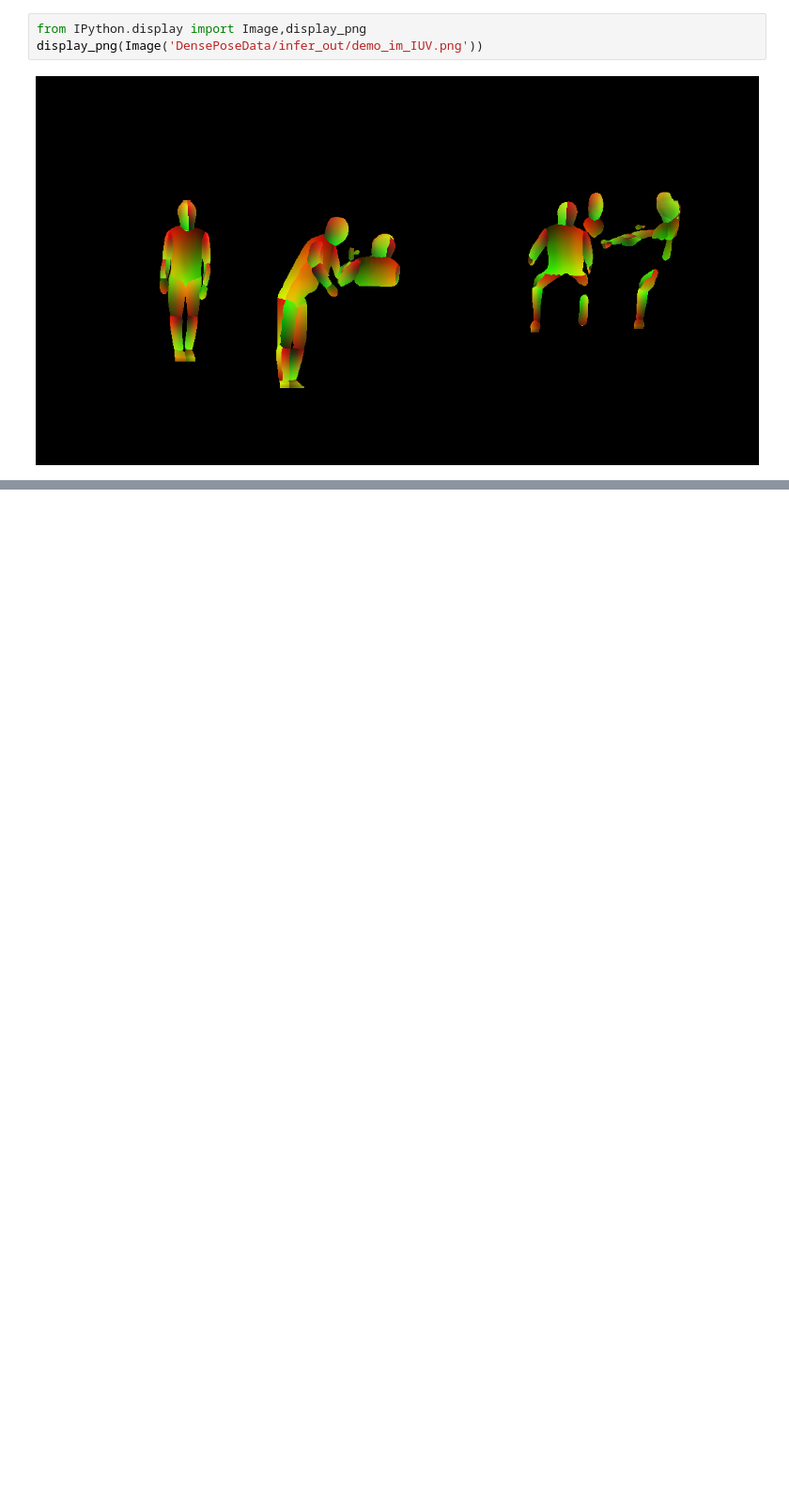
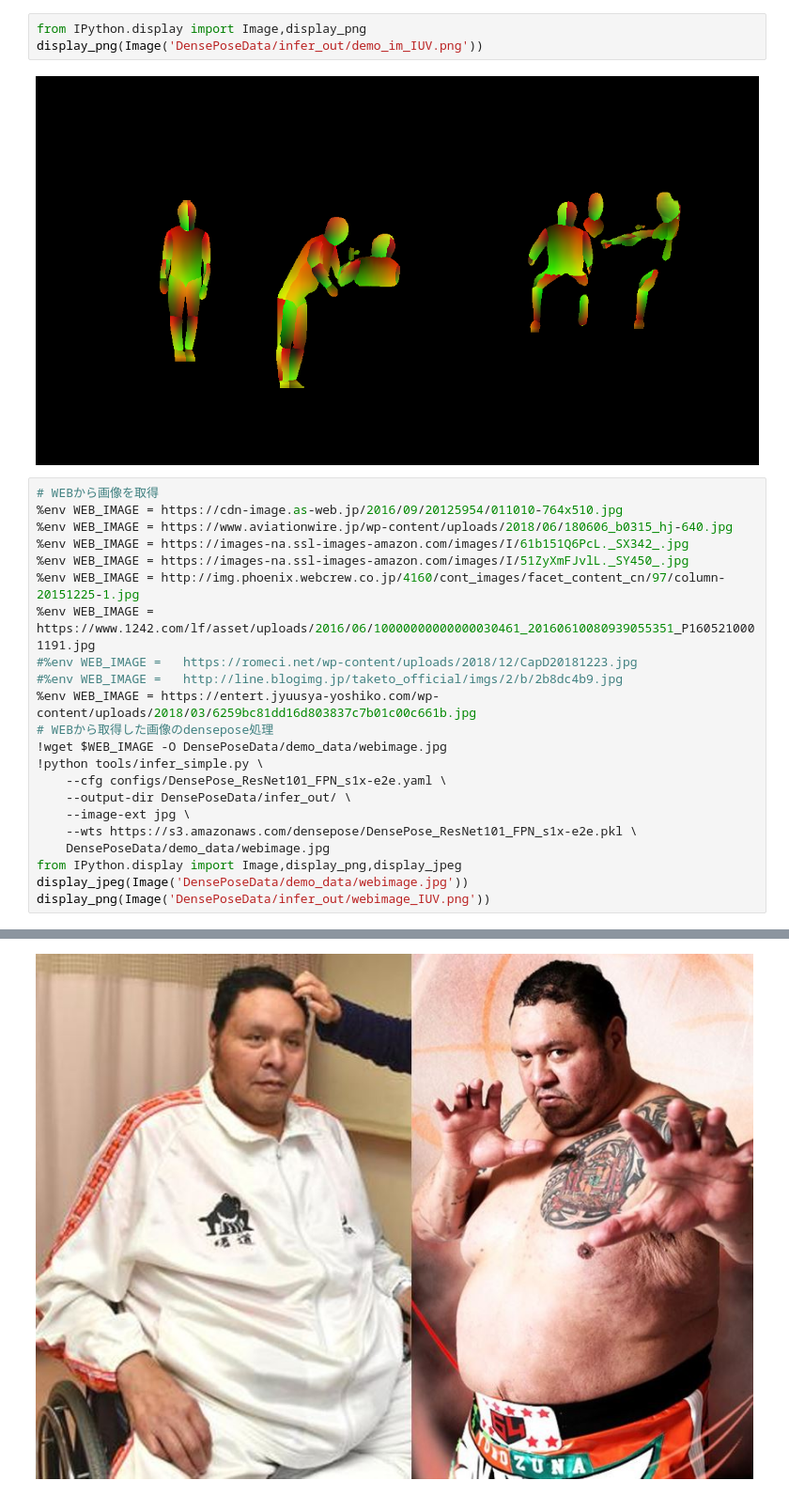
Before and after one commit to june1st/GoogleColab, a Jupyter notebook: DensePoseOnGoogleColab_2.ipynb, the cells around one changed output, grey strips where cells are left out. Shown at 94% size. Saved outputs shown, nothing was run; the diff lists cells and outputs as text; blank space fills up the shorter version.

```diff
--- a/DensePoseOnGoogleColab_2.ipynb
+++ b/DensePoseOnGoogleColab_2.ipynb
@@ -481,3 +474,26 @@ from IPython.display import Image,display_png
 display_png(Image('DensePoseData/infer_out/demo_im_IUV.png'))
 # %% [output]
 [figure]
+# %%
+# WEBから画像を取得
+%env WEB_IMAGE = https://cdn-image.as-web.jp/2016/09/20125954/011010-764x510.jpg
+%env WEB_IMAGE = https://www.aviationwire.jp/wp-content/uploads/2018/06/180606_b0315_hj-640.jpg
+%env WEB_IMAGE = https://images-na.ssl-images-amazon.com/images/I/61b151Q6PcL._SX342_.jpg
+%env WEB_IMAGE = https://images-na.ssl-images-amazon.com/images/I/51ZyXmFJvlL._SY450_.jpg
+%env WEB_IMAGE = http://img.phoenix.webcrew.co.jp/4160/cont_images/facet_content_cn/97/column-20151225-1.jpg
+%env WEB_IMAGE = https://www.1242.com/lf/asset/uploads/2016/06/10000000000000030461_20160610080939055351_P1605210001191.jpg
+#%env WEB_IMAGE =   https://romeci.net/wp-content/uploads/2018/12/CapD20181223.jpg
+#%env WEB_IMAGE =   http://line.blogimg.jp/taketo_official/imgs/2/b/2b8dc4b9.jpg
+%env WEB_IMAGE = https://entert.jyuusya-yoshiko.com/wp-content/uploads/2018/03/6259bc81dd16d803837c7b01c00c661b.jpg
+# WEBから取得した画像のdensepose処理
+!wget $WEB_IMAGE -O DensePoseData/demo_data/webimage.jpg
+!python tools/infer_simple.py \
+    --cfg configs/DensePose_ResNet101_FPN_s1x-e2e.yaml \
+    --output-dir DensePoseData/infer_out/ \
+    --image-ext jpg \
+    --wts https://s3.amazonaws.com/densepose/DensePose_ResNet101_FPN_s1x-e2e.pkl \
+    DensePoseData/demo_data/webimage.jpg
+from IPython.display import Image,display_png,display_jpeg
+display_jpeg(Image('DensePoseData/demo_data/webimage.jpg'))
+display_png(Image('DensePoseData/infer_out/webimage_IUV.png'))
+# %% [output]
@@ -483,0 +517 @@ display_png(Image('DensePoseData/infer_out/demo_im_IUV.png'))
+[figure, added]
```
Also changed, not shown: parts of 16 cells of this notebook.
